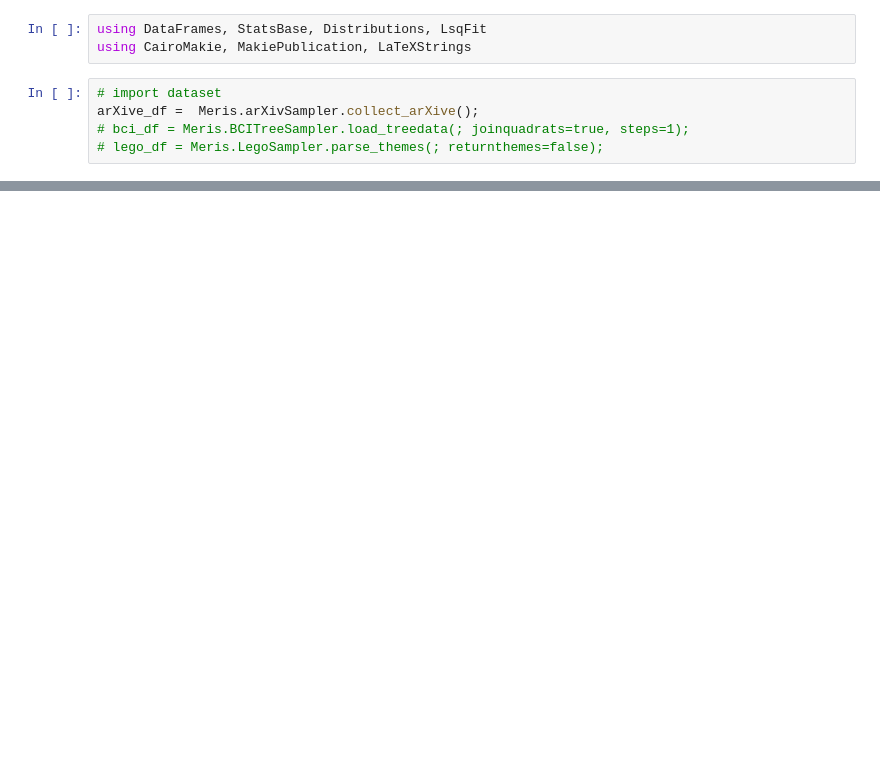
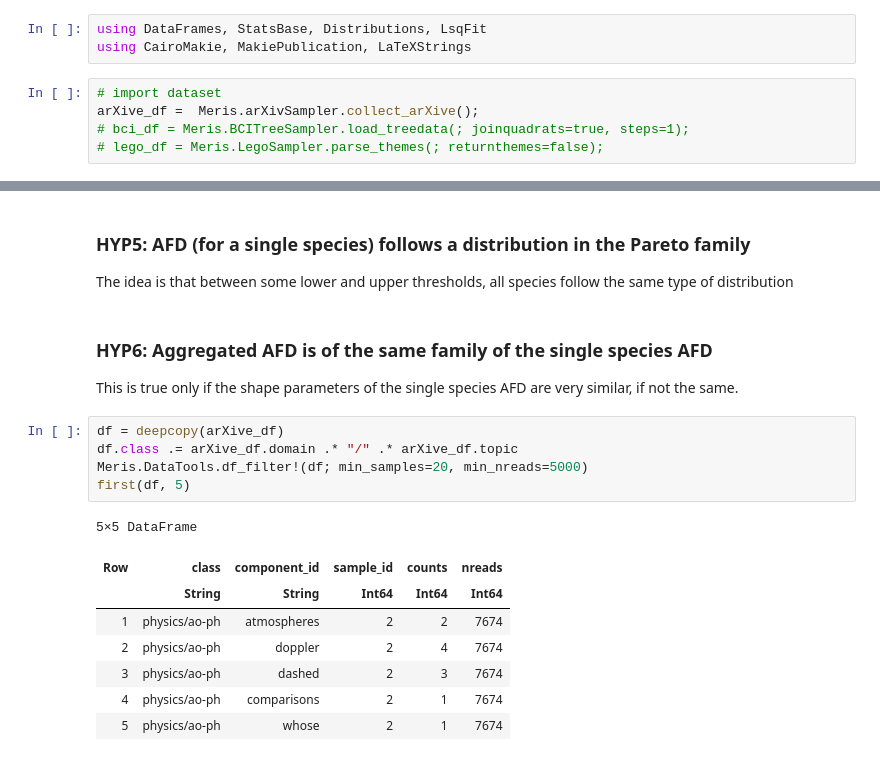
Before and after one commit to luca430/Meris, a Jupyter notebook: python-notebooks/hypJ.ipynb, the cells around one changed output, grey strips where cells are left out. Cells and saved outputs as stored; diff of their text form; blank space fills up the shorter version.

```diff
--- a/python-notebooks/hypJ.ipynb
+++ b/python-notebooks/hypJ.ipynb
@@ -61,0 +28,20 @@ LoadError: InterruptException:
+# %% [markdown]
+### HYP5: AFD (for a single species) follows a distribution in the Pareto family
+The idea is that between some lower and upper thresholds, all species follow the same type of distribution
+# %% [markdown]
+### HYP6: Aggregated AFD is of the same family of the single species AFD
+This is true only if the shape parameters of the single species AFD are very similar, if not the same.
+# %%
+df = deepcopy(arXive_df)
+df.class .= arXive_df.domain .* "/" .* arXive_df.topic
+Meris.DataTools.df_filter!(df; min_samples=20, min_nreads=5000)
+first(df, 5)
+# %% [output]
+5×5 DataFrame
+| Row | class | component_id | sample_id | counts | nreads |
+|  | String | String | Int64 | Int64 | Int64 |
+| 1 | physics/ao-ph | atmospheres | 2 | 2 | 7674 |
+| 2 | physics/ao-ph | doppler | 2 | 4 | 7674 |
+| 3 | physics/ao-ph | dashed | 2 | 3 | 7674 |
+| 4 | physics/ao-ph | comparisons | 2 | 1 | 7674 |
+| 5 | physics/ao-ph | whose | 2 | 1 | 7674 |
```
Also changed, not shown: parts of 12 cells of this notebook, 6 other files.
